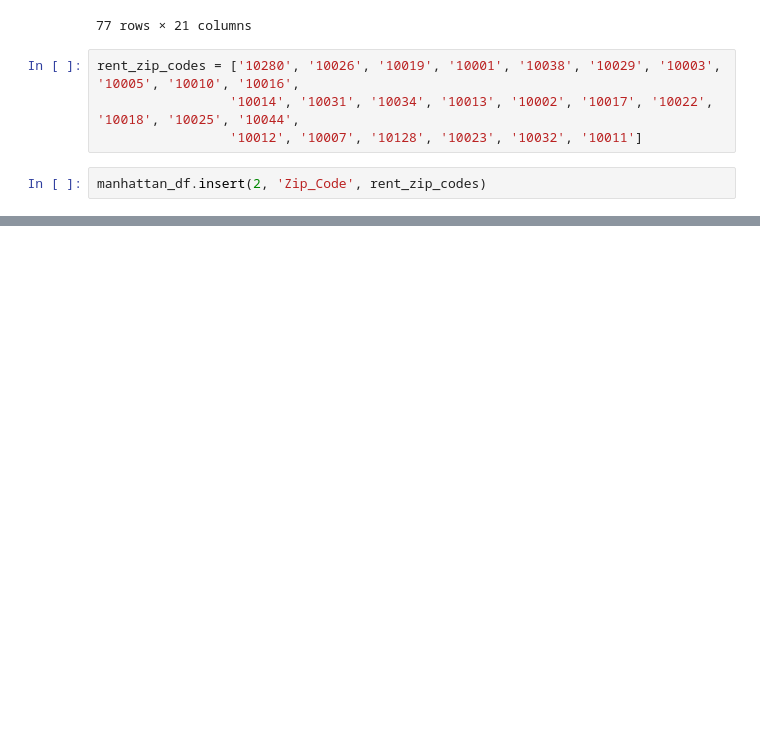
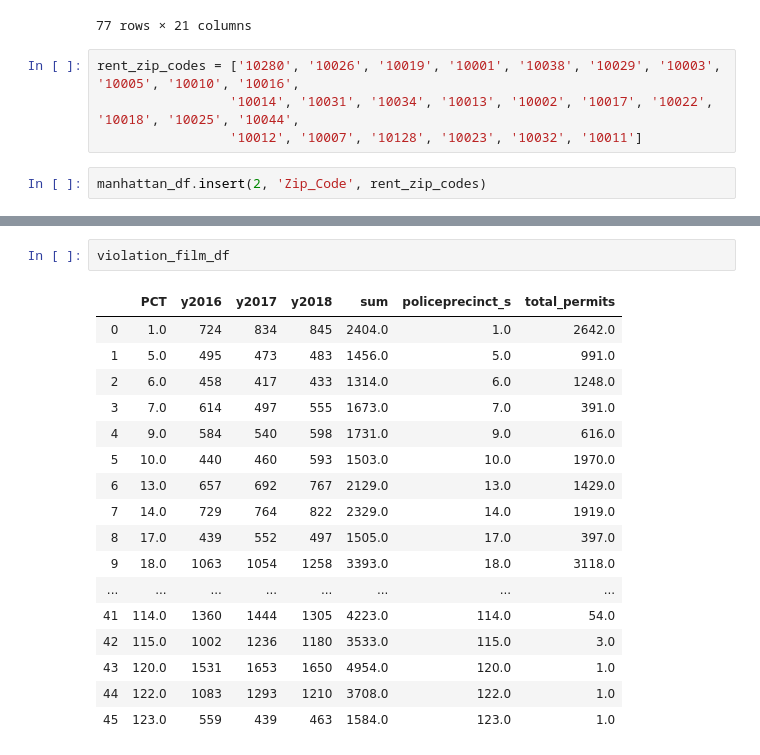
Before and after one commit to triolinho/stats_project, a Jupyter notebook: project_nb.ipynb, the cells around one changed output, grey strips where cells are left out. Drawn from its saved outputs; the diff is of its cells as text; blank space fills up the shorter version.

```diff
--- a/project_nb.ipynb
+++ b/project_nb.ipynb
@@ -600,0 +943,20 @@ manhattan_df
+# %%
+violation_film_df
+# %% [output]
+|  | PCT | y2016 | y2017 | y2018 | sum | policeprecinct_s | total_permits |
+| 0 | 1.0 | 724 | 834 | 845 | 2404.0 | 1.0 | 2642.0 |
+| 1 | 5.0 | 495 | 473 | 483 | 1456.0 | 5.0 | 991.0 |
+| 2 | 6.0 | 458 | 417 | 433 | 1314.0 | 6.0 | 1248.0 |
+| 3 | 7.0 | 614 | 497 | 555 | 1673.0 | 7.0 | 391.0 |
+| 4 | 9.0 | 584 | 540 | 598 | 1731.0 | 9.0 | 616.0 |
+| 5 | 10.0 | 440 | 460 | 593 | 1503.0 | 10.0 | 1970.0 |
+| 6 | 13.0 | 657 | 692 | 767 | 2129.0 | 13.0 | 1429.0 |
+| 7 | 14.0 | 729 | 764 | 822 | 2329.0 | 14.0 | 1919.0 |
+| 8 | 17.0 | 439 | 552 | 497 | 1505.0 | 17.0 | 397.0 |
+| 9 | 18.0 | 1063 | 1054 | 1258 | 3393.0 | 18.0 | 3118.0 |
+| ... | ... | ... | ... | ... | ... | ... | ... |
+| 41 | 114.0 | 1360 | 1444 | 1305 | 4223.0 | 114.0 | 54.0 |
+| 42 | 115.0 | 1002 | 1236 | 1180 | 3533.0 | 115.0 | 3.0 |
+| 43 | 120.0 | 1531 | 1653 | 1650 | 4954.0 | 120.0 | 1.0 |
+| 44 | 122.0 | 1083 | 1293 | 1210 | 3708.0 | 122.0 | 1.0 |
+| 45 | 123.0 | 559 | 439 | 463 | 1584.0 | 123.0 | 1.0 |
```
Also changed, not shown: parts of 40 cells of this notebook, 4 other files.
